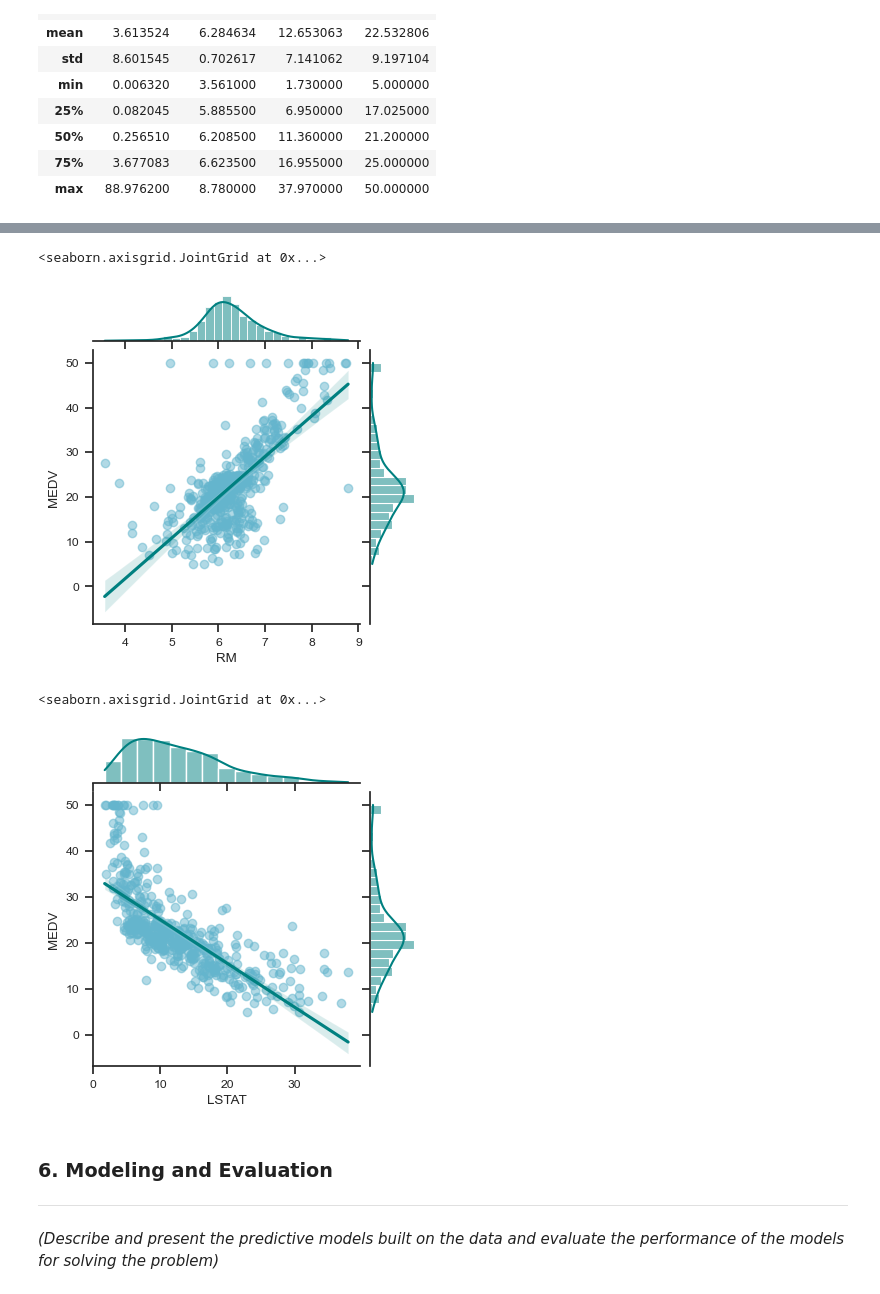
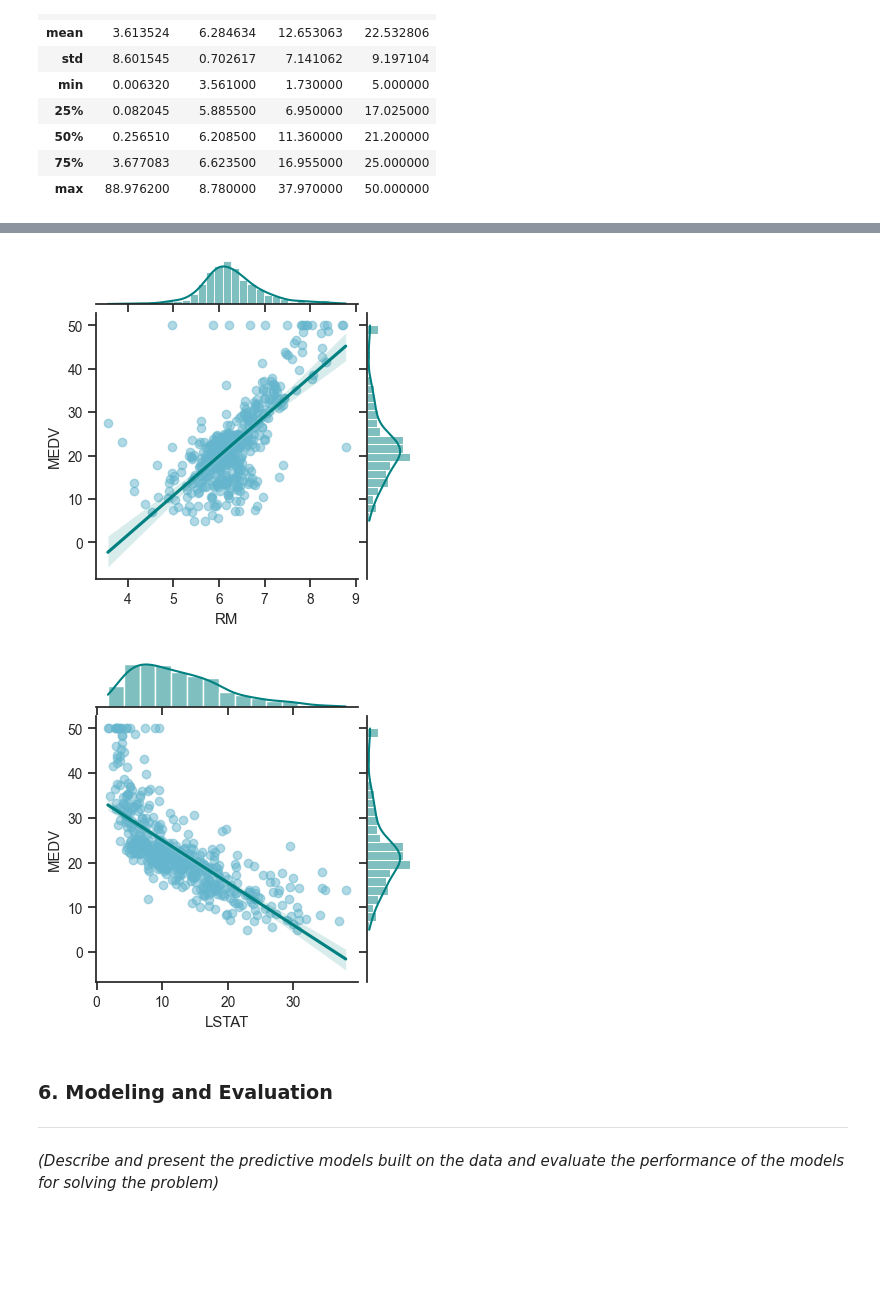
Before and after one commit to lzu215/dsp, a Jupyter notebook: Project_Report.ipynb, the cells around one changed output, grey strips where cells are left out. Cells and saved outputs as stored; diff of their text form; code cells hidden in the pictures; blank space fills up the shorter version.

```diff
--- a/Project_Report.ipynb
+++ b/Project_Report.ipynb
@@ -88,3 +90,7 @@ housing
+# %%
+import matplotlib.pyplot as plt
+import seaborn as sns
+sns.set(style = 'ticks', font_scale=0.9)
 # %% [markdown]
 在得到数据后，我们对数据进行了清洗。首先，我们对数据进行切片，提取出我们需要的列。其次，我们剔除了含有缺失项的行。
 # %%
@@ -157,9 +180,8 @@ plt.show()
 # %%
-import seaborn as sns
-sns.set(style = 'ticks', font_scale = 0.8)
-
 # Create pair plots for dataframe
 sns.pairplot(housing,diag_kind="kde",
              plot_kws=dict(color="c", alpha=0.5),
              diag_kws=dict(fill=True,color="teal"))
+
+plt.show()
 # %% [output]
@@ -180,17 +199,19 @@ sns.jointplot(x='CRIM', y='MEDV', data=housing, kind='reg', height=4,
 # %%
-sns.jointplot(x='RM', y='MEDV', data=housing, kind='reg', color='darkturquoise',height=4,
+sns.jointplot(x='RM', y='MEDV', data=housing, kind='reg', height=4,
               joint_kws=dict(scatter_kws = {'color': 'c', 'alpha': 0.5}, line_kws = {'color': 'teal'}),
               marginal_kws=dict(color='teal'))
+
+plt.show()
 # %% [output]
-<seaborn.axisgrid.JointGrid at 0x...>
-[figure, old version]
+[figure, new version]
 # %%
-sns.jointplot(x='LSTAT', y='MEDV', data=housing, kind='reg', color='darkturquoise',height=4,
+sns.jointplot(x='LSTAT', y='MEDV', data=housing, kind='reg',height=4,
               joint_kws=dict(scatter_kws = {'color': 'c', 'alpha': 0.5}, line_kws = {'color': 'teal'}),
               marginal_kws=dict(color='teal'))
+
+plt.show()
 # %% [output]
-<seaborn.axisgrid.JointGrid at 0x...>
-[figure, old version]
+[figure, new version]
 # %% [markdown]
 ### 6. Modeling and Evaluation
 ---
```
Also changed, not shown: parts of 10 cells of this notebook.
